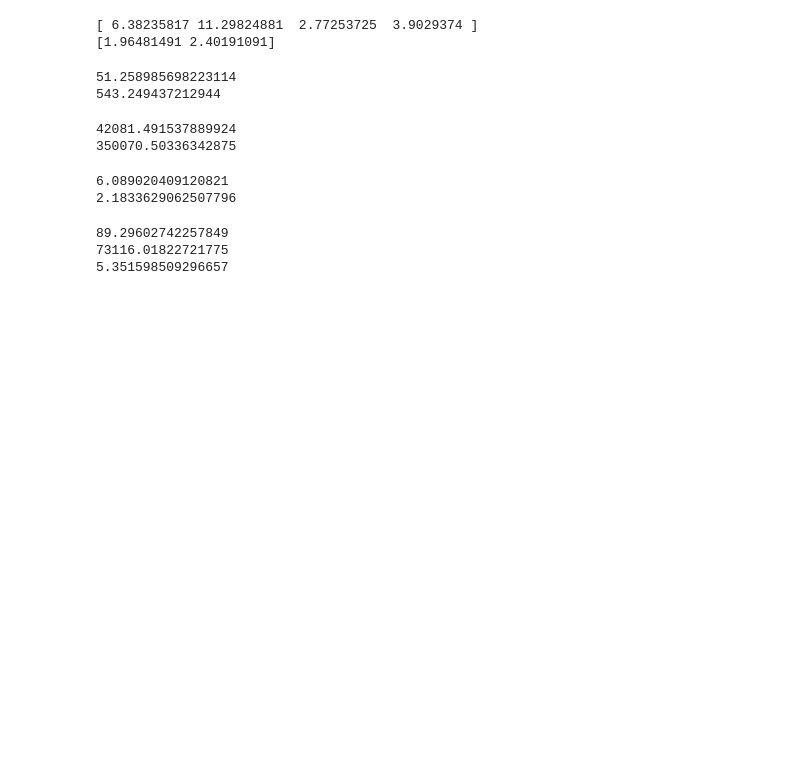
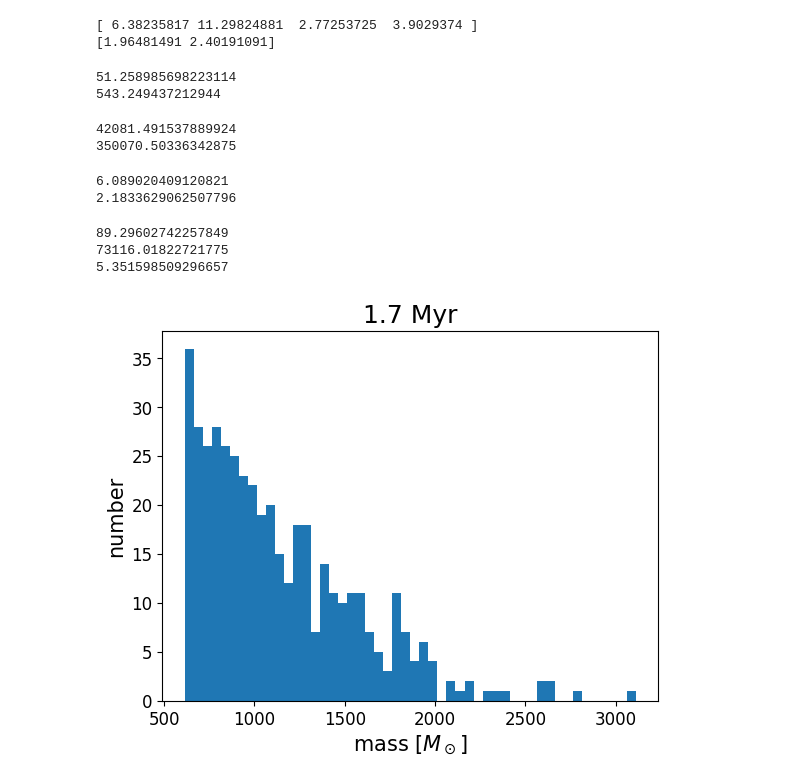
Before and after one commit to kotora260/StarGen, a Jupyter notebook: dendro2D_2200.ipynb, the cells around one changed output. Cells and saved outputs as stored; diff of their text form; code cells hidden in the pictures; blank space fills up the shorter version.

```diff
--- a/dendro2D_2200.ipynb
+++ b/dendro2D_2200.ipynb
@@ -583,3 +583,25 @@ print(inner_vir_ave)
 89.29602742257849
 73116.01822721775
 5.351598509296657
+# %%
+# トランクのインデックスを取得します。通常、トランクは最初のインデックス（0）になりますが、
+# dendrogramの構造によって異なる場合があるため、確認が必要です。
+trunk_index = 1  # トランクのインデックスを設定
+
+# トランクのマスクを取得します。
+trunk_structure = dendro_2200[trunk_index]
+trunk_mask = trunk_structure.get_mask()
+
+# 積分強度マップからトランクに含まれるピクセルの強度値を抽出します。
+trunk_intensities = int_map_2200[trunk_mask] / 0.65
+
+# 強度値のヒストグラムを作成します。
+plt.figure()
+plt.hist(trunk_intensities.flatten(), bins=50)  # binsはヒストグラムのビンの数を指定します。
+plt.title('1.7 Myr')
+plt.xlabel('mass [$M_\odot$]')
+plt.ylabel('number')
+plt.tick_params(labelsize=12)
+plt.savefig('trunk_int_2200', bbox_inches='tight')
+# %% [output]
+[figure, added]
```
Also changed, not shown: parts of 9 cells of this notebook, 7 other files.
